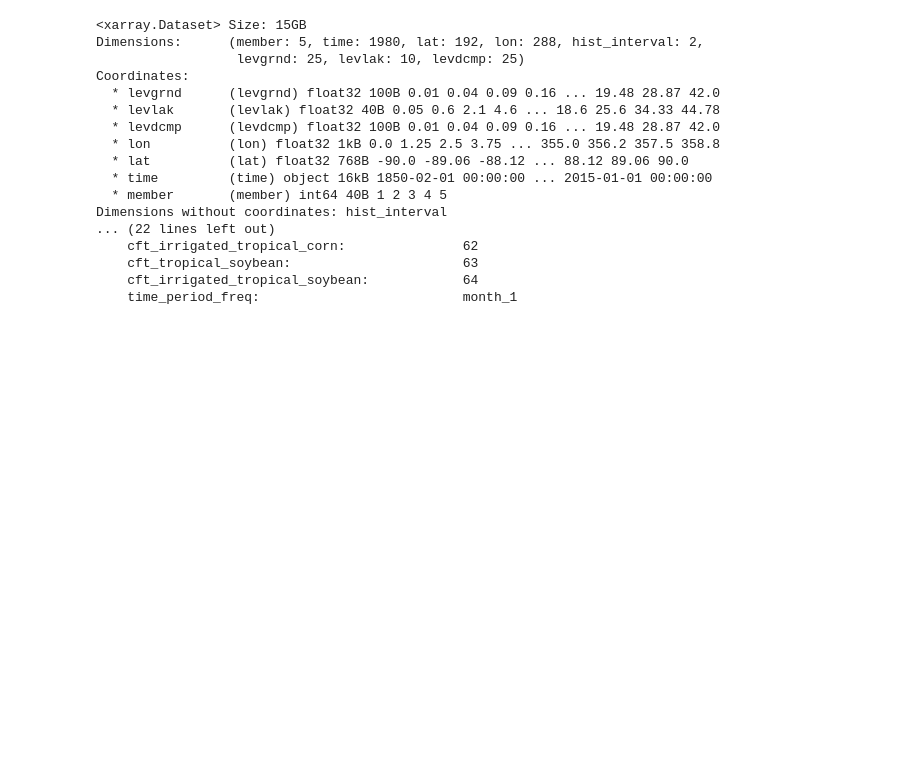
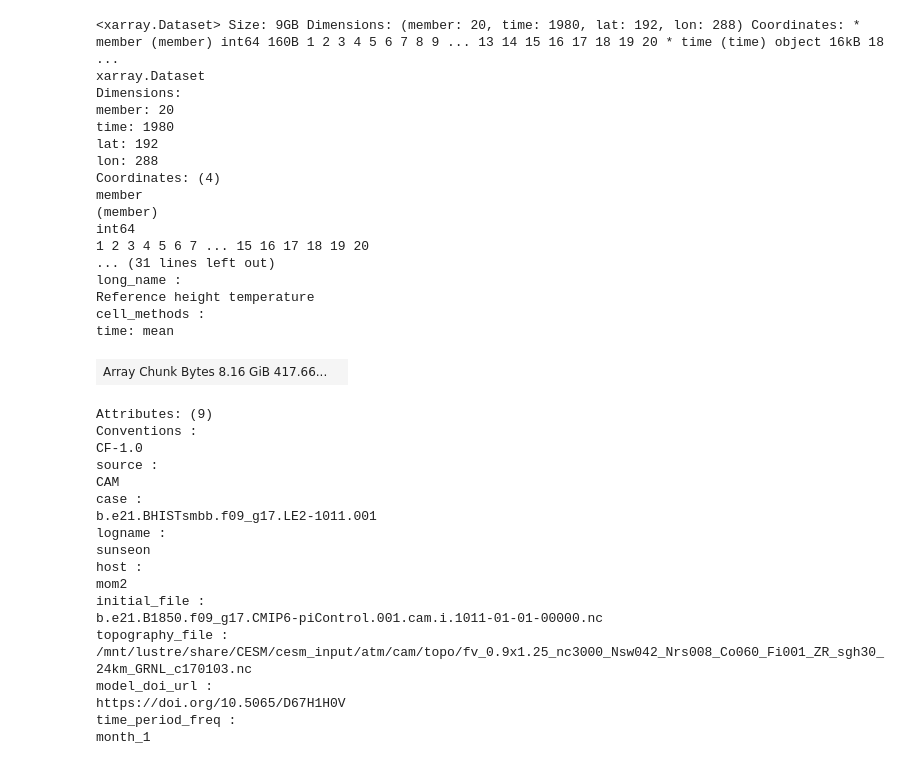
Before and after one commit to bbuchovecky/et_controls, a Jupyter notebook: load-cesm2-lens.ipynb, the cells around one changed output. Saved outputs shown, nothing was run; the diff lists cells and outputs as text; code cells hidden in the pictures; blank space fills up the shorter version.

```diff
--- a/load-cesm2-lens.ipynb
+++ b/load-cesm2-lens.ipynb
@@ -20,22 +39,42 @@ CESM2_COMPONENT_MAP = {
 # %%
-ds = xclim.load_cesm2le("EFLX_LH_TOT", "lnd", "month_1", "h0", keep_var_only=False)
+ds_lens = xclim.load_cesm2le("TREFHT", "atm", "month_1", "h0", keep_var_only=True, chunk=True)
 # %%
-ds
+ds_lens
 # %% [output]
-<xarray.Dataset> Size: 15GB
-Dimensions:      (member: 5, time: 1980, lat: 192, lon: 288, hist_interval: 2,
-                  levgrnd: 25, levlak: 10, levdcmp: 25)
-Coordinates:
-  * levgrnd      (levgrnd) float32 100B 0.01 0.04 0.09 0.16 ... 19.48 28.87 42.0
-  * levlak       (levlak) float32 40B 0.05 0.6 2.1 4.6 ... 18.6 25.6 34.33 44.78
-  * levdcmp      (levdcmp) float32 100B 0.01 0.04 0.09 0.16 ... 19.48 28.87 42.0
-  * lon          (lon) float32 1kB 0.0 1.25 2.5 3.75 ... 355.0 356.2 357.5 358.8
-  * lat          (lat) float32 768B -90.0 -89.06 -88.12 ... 88.12 89.06 90.0
-  * time         (time) object 16kB 1850-02-01 00:00:00 ... 2015-01-01 00:00:00
-  * member       (member) int64 40B 1 2 3 4 5
-Dimensions without coordinates: hist_interval
-... (22 lines left out)
-    cft_irrigated_tropical_corn:               62
-    cft_tropical_soybean:                      63
-    cft_irrigated_tropical_soybean:            64
-    time_period_freq:                          month_1
+<xarray.Dataset> Size: 9GB Dimensions: (member: 20, time: 1980, lat: 192, lon: 288) Coordinates: * member (member) int64 160B 1 2 3 4 5 6 7 8 9 ... 13 14 15 16 17 18 19 20 * time (time) object 16kB 18 ...
+xarray.Dataset
+Dimensions:
+member: 20
+time: 1980
+lat: 192
+lon: 288
+Coordinates: (4)
+member
+(member)
+int64
+1 2 3 4 5 6 7 ... 15 16 17 18 19 20
+... (31 lines left out)
+long_name :
+Reference height temperature
+cell_methods :
+time: mean
+| Array Chunk Bytes 8.16 GiB 417.66... |  |
+Attributes: (9)
+Conventions :
+CF-1.0
+source :
+CAM
+case :
+b.e21.BHISTsmbb.f09_g17.LE2-1011.001
+logname :
+sunseon
+host :
+mom2
+initial_file :
+b.e21.B1850.f09_g17.CMIP6-piControl.001.cam.i.1011-01-01-00000.nc
+topography_file :
+/mnt/lustre/share/CESM/cesm_input/atm/cam/topo/fv_0.9x1.25_nc3000_Nsw042_Nrs008_Co060_Fi001_ZR_sgh30_24km_GRNL_c170103.nc
+model_doi_url :
+https://doi.org/10.5065/D67H1H0V
+time_period_freq :
+month_1
```
Also changed, not shown: parts of 9 cells of this notebook, 37 other files.
